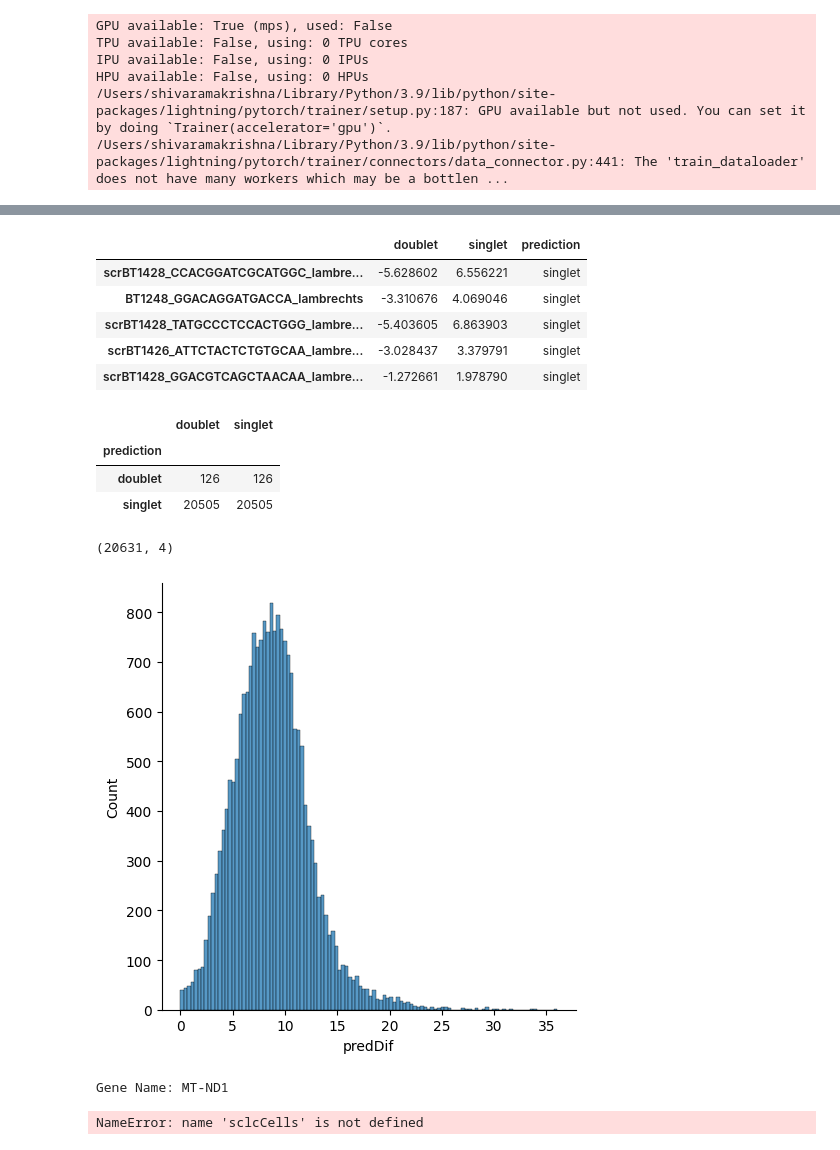
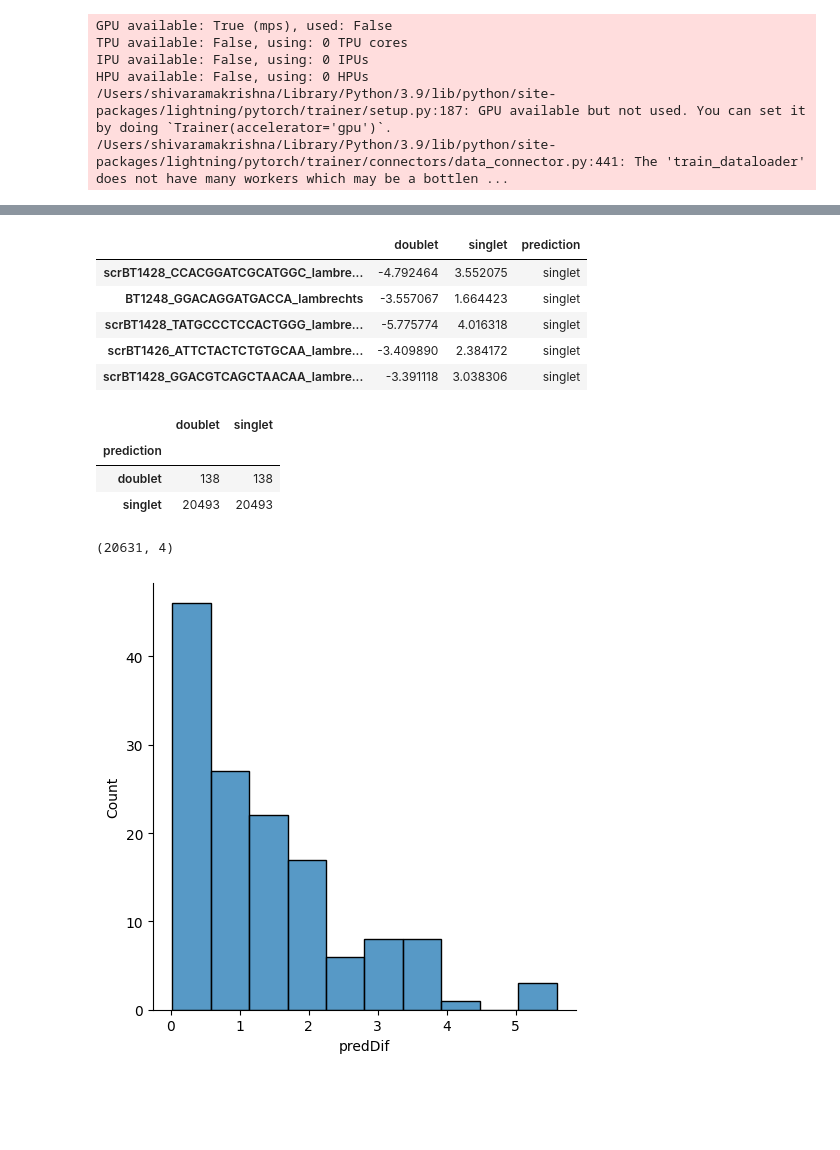
Before and after one commit to archana-b24/sc-spatial-analysis, a Jupyter notebook: 02_doublet_removal.ipynb, the cells around one changed output, grey strips where cells are left out. Cells and saved outputs as stored; diff of their text form; code cells hidden in the pictures; blank space fills up the shorter version.

```diff
--- a/02_doublet_removal.ipynb
+++ b/02_doublet_removal.ipynb
@@ -40,25 +50,25 @@ Monitored metric validation_loss did not improve in the last 30 records. Best sc
 # %%
-singletPredict = solo.predict() # use the SOLO model to predict if a cell is a singlet or doublet
-singletPredict['prediction'] = solo.predict(soft=False) # predict in a new column
-singletPredict.head(5) # visualise counts
+doubletPredict = solo.predict() # use the SOLO model to predict if a cell is a singlet or doublet
+doubletPredict['prediction'] = solo.predict(soft=False) # predict in a new column
+doubletPredict.head(5) # visualise counts
 # %% [output]
 |  | doublet | singlet | prediction |
-| scrBT1428_CCACGGATCGCATGGC_lambre... | -5.628602 | 6.556221 | singlet |
-| BT1248_GGACAGGATGACCA_lambrechts | -3.310676 | 4.069046 | singlet |
-| scrBT1428_TATGCCCTCCACTGGG_lambre... | -5.403605 | 6.863903 | singlet |
-| scrBT1426_ATTCTACTCTGTGCAA_lambre... | -3.028437 | 3.379791 | singlet |
-| scrBT1428_GGACGTCAGCTAACAA_lambre... | -1.272661 | 1.978790 | singlet |
+| scrBT1428_CCACGGATCGCATGGC_lambre... | -4.792464 | 3.552075 | singlet |
+| BT1248_GGACAGGATGACCA_lambrechts | -3.557067 | 1.664423 | singlet |
+| scrBT1428_TATGCCCTCCACTGGG_lambre... | -5.775774 | 4.016318 | singlet |
+| scrBT1426_ATTCTACTCTGTGCAA_lambre... | -3.409890 | 2.384172 | singlet |
+| scrBT1428_GGACGTCAGCTAACAA_lambre... | -3.391118 | 3.038306 | singlet |
 # %%
-singletPredict.groupby('prediction').count() # doublets - 126, singlets - 20505
+doubletPredict.groupby('prediction').count() # doublets - 126, singlets - 20505
 # %% [output]
 |  | doublet | singlet |
 | prediction |  |  |
-| doublet | 126 | 126 |
-| singlet | 20505 | 20505 |
+| doublet | 138 | 138 |
+| singlet | 20493 | 20493 |
 # %%
-singletPredict['predDif'] = singletPredict['singlet'] - singletPredict['doublet'] # visualise certainty with which singlets are predicted
-sns.displot(singletPredict[singletPredict.prediction == 'singlet'], x = 'predDif')
-singletPredict.shape
+doubletPredict['predDif'] = abs(doubletPredict['singlet'] - doubletPredict['doublet']) # visualise certainty with which singlets are predicted
+sns.displot(doubletPredict[doubletPredict.prediction == 'doublet'], x = 'predDif')
+doubletPredict.shape
 # %% [output]
 (20631, 4)
-[figure, old version]
+[figure, new version]
@@ -67,19 +74,0 @@ sclcCells.obs['singlet'] = sclcCells.obs.index.isin(singletPredict.index)
-# %%
-release = ensb.EnsemblRelease(104)
-
-
-def ensembl_id_to_gene_name(ensembl_id):
-    '''
-    Define a function to convert Ensembl IDs to gene names
-    '''
-    try:
-        gene = release.gene_by_id(gene_id=ensembl_id)
-        return gene.gene_name
-    except ValueError:
-        return 'NA'
-
-ensembl_id = "ENSG00000198888"  # Example Ensembl ID for MT-ND1 in human
-gene_name = ensembl_id_to_gene_name(ensembl_id)
-print("Gene Name:", gene_name)
-# %% [output]
-Gene Name: MT-ND1
@@ -88,4 +74,0 @@ sclcCells.var_names = sclcCells.var_names.map(ensembl_id_to_gene_name) # change
-# %%
-sclcCells.var_names
-# %% [output]
-NameError: name 'sclcCells' is not defined
```
Also changed, not shown: parts of 9 cells of this notebook, 10 other files.
